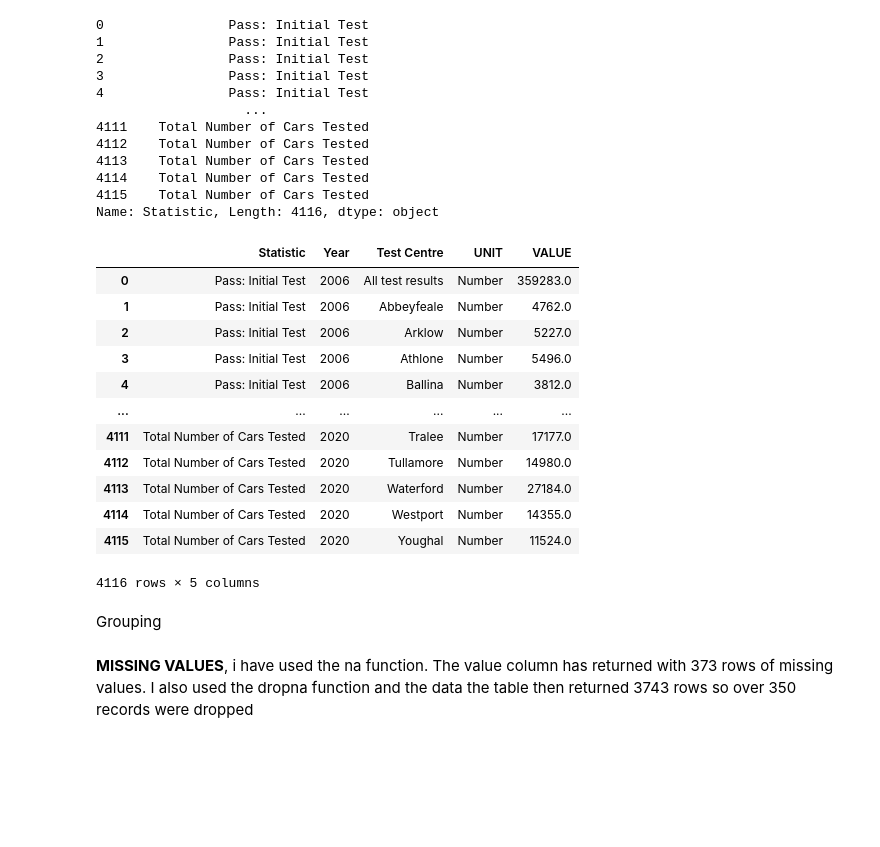
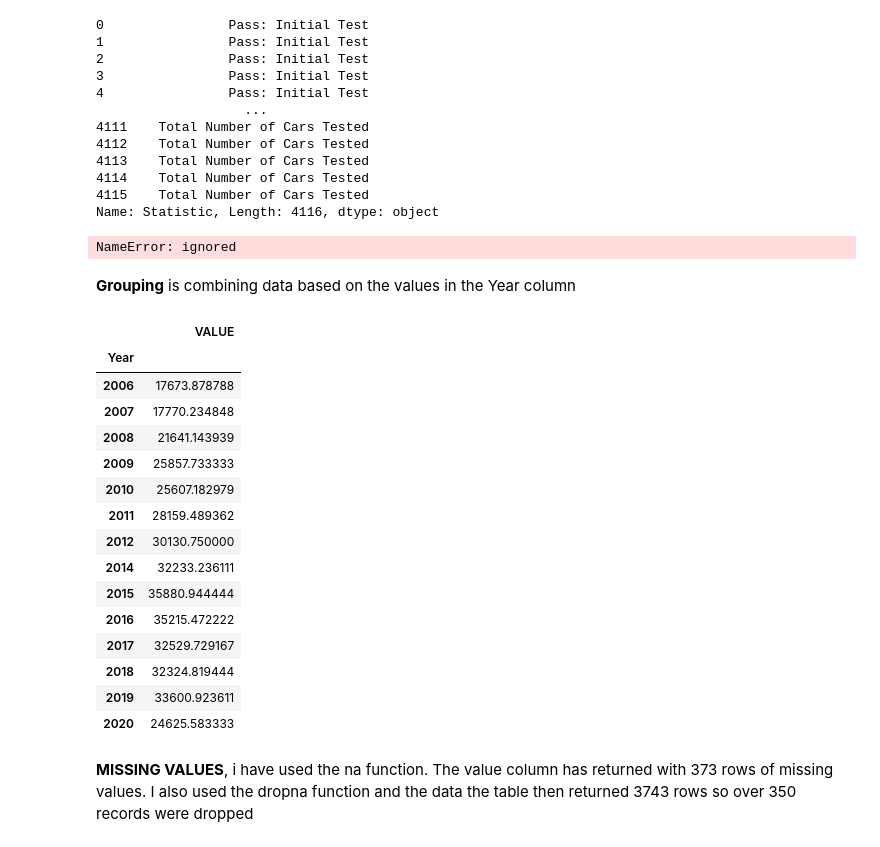
Before and after one commit to hartyl1/UCDPA_harty, a Jupyter notebook: Copy_of_Copy_of_Untitled12.ipynb, the cells around one changed output. Saved outputs shown, nothing was run; the diff lists cells and outputs as text; code cells hidden in the pictures; blank space fills up the shorter version.

```diff
--- a/Copy_of_Copy_of_Untitled12.ipynb
+++ b/Copy_of_Copy_of_Untitled12.ipynb
@@ -7,4 +7,4 @@ import pandas as pd
 # %% [markdown]
 I created a dataframe from a csv file  The csv file called nct is saved to my local drive and i imported here and named it nct.
 # %%
-nct=pd.read_csv('nct.csv')
+pd.read_csv('nct.csv')
@@ -181,21 +183,28 @@ Name: Statistic, Length: 4116, dtype: object
 # %%
 nct
 # %% [output]
-|  | Statistic | Year | Test Centre | UNIT | VALUE |
-| 0 | Pass: Initial Test | 2006 | All test results | Number | 359283.0 |
-| 1 | Pass: Initial Test | 2006 | Abbeyfeale | Number | 4762.0 |
-| 2 | Pass: Initial Test | 2006 | Arklow | Number | 5227.0 |
-| 3 | Pass: Initial Test | 2006 | Athlone | Number | 5496.0 |
-| 4 | Pass: Initial Test | 2006 | Ballina | Number | 3812.0 |
-| ... | ... | ... | ... | ... | ... |
-| 4111 | Total Number of Cars Tested | 2020 | Tralee | Number | 17177.0 |
-| 4112 | Total Number of Cars Tested | 2020 | Tullamore | Number | 14980.0 |
-| 4113 | Total Number of Cars Tested | 2020 | Waterford | Number | 27184.0 |
-| 4114 | Total Number of Cars Tested | 2020 | Westport | Number | 14355.0 |
-| 4115 | Total Number of Cars Tested | 2020 | Youghal | Number | 11524.0 |
-4116 rows × 5 columns
+NameError: ignored
-# %% [markdown]
-Grouping
+# %% [markdown]
+**Grouping** is combining data based on the values in the Year column
+# %%
+nct.groupby(['Year']).mean()
+# %% [output]
+|  | VALUE |
+| Year |  |
+| 2006 | 17673.878788 |
+| 2007 | 17770.234848 |
+| 2008 | 21641.143939 |
+| 2009 | 25857.733333 |
+| 2010 | 25607.182979 |
+| 2011 | 28159.489362 |
+| 2012 | 30130.750000 |
+| 2014 | 32233.236111 |
+| 2015 | 35880.944444 |
+| 2016 | 35215.472222 |
+| 2017 | 32529.729167 |
+| 2018 | 32324.819444 |
+| 2019 | 33600.923611 |
+| 2020 | 24625.583333 |
 # %% [markdown]
 **MISSING VALUES**, i have used the na function.  The value column has returned with 373 rows of missing values. I also used the dropna function and the data the table then returned 3743 rows so over 350 records were dropped
 # %%
```
Also changed, not shown: parts of 3 cells of this notebook.
